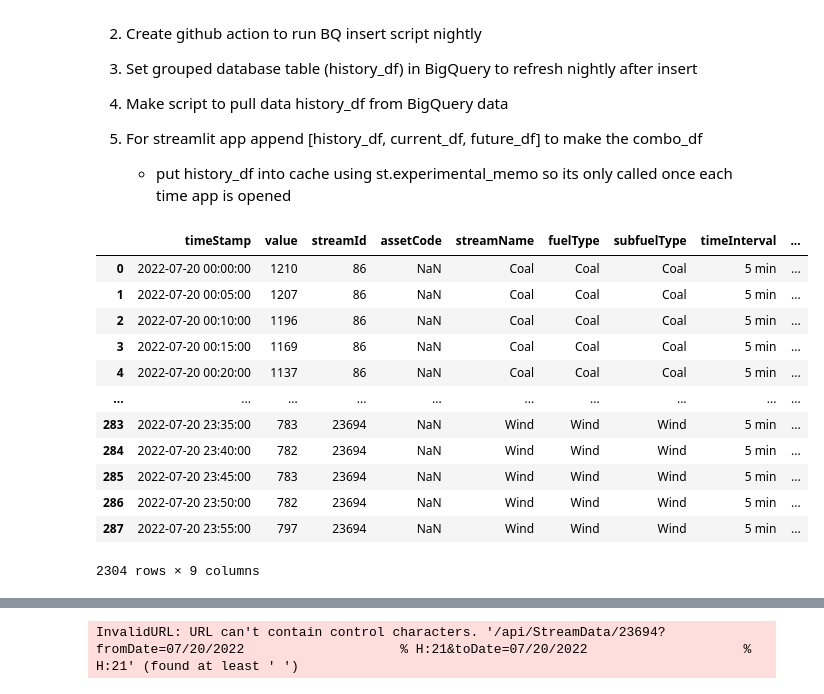
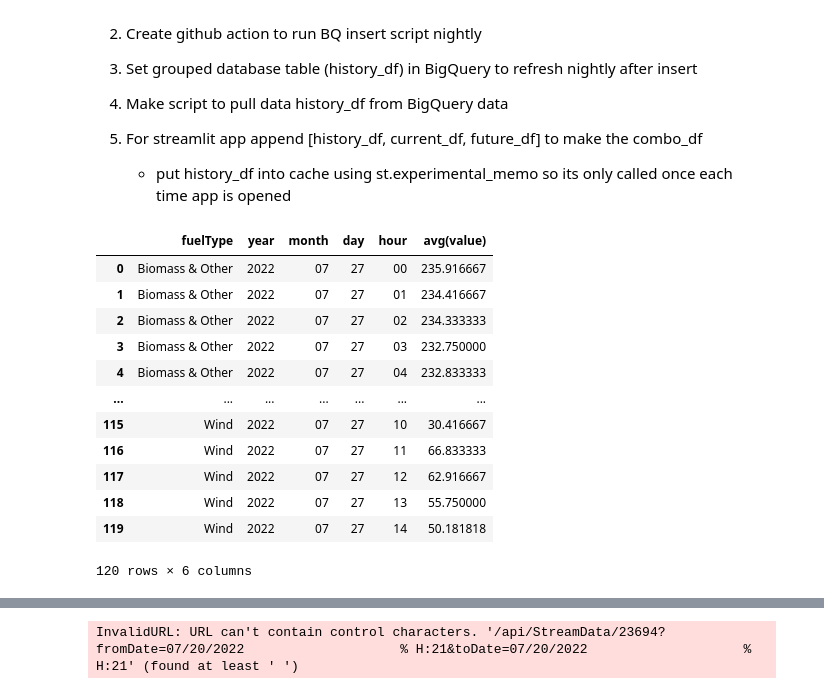
Before and after one commit to victus-ai-inc/power-trader, a Jupyter notebook: sql_testing.ipynb, the cells around one changed output, grey strips where cells are left out. Cells and saved outputs as stored; diff of their text form; code cells hidden in the pictures.

```diff
--- a/sql_testing.ipynb
+++ b/sql_testing.ipynb
@@ -22,45 +22,57 @@ import os
 # %%
 # Pull current day of data (current_df)
 from datetime import datetime, timedelta
 import pandas as pd
 import pull_nrg_data
 from google.oauth2 import service_account
+from pandasql import sqldf
 
 def get_streams():
     streams = pd.read_csv('stream_codes.csv')
     lst = [int(id) for id in streams[(streams['timeInterval']=='1 hr') & (streams['intervalType']=='supply')]['streamId']]
     return lst
 [86, 322684, 322677, 87, 85, 23695, 322665, 23694]
 # Path to Google auth credentials
 #credentials = service_account.Credentials.from_service_account_info(st.secrets["gcp_service_account"])
 
 if __name__ == '__main__':
     streamIds = [86, 322684, 322677, 87, 85, 23695, 322665, 23694]
     current_df = pd.DataFrame([])
-    yesterday = datetime.now()-timedelta(1)
+    today = datetime.now()
     for id in streamIds:
         accessToken, tokenExpiry = pull_nrg_data.getToken()
         try:
-            APIdata = pull_nrg_data.pull_data(yesterday.strftime('%m/%d/%Y'), yesterday.strftime('%m/%d/%Y'), id, accessToken, tokenExpiry)
+            APIdata = pull_nrg_data.pull_data(today.strftime('%m/%d/%Y'), today.strftime('%m/%d/%Y'), id, accessToken, tokenExpiry)
             pull_nrg_data.release_token(accessToken)
             APIdata['timeStamp'] = pd.to_datetime(APIdata['timeStamp'])
             current_df = pd.concat([current_df, APIdata], axis=0)
         except:
             pull_nrg_data.release_token(accessToken)
             pass
-    #bigquery.Client().load_table_from_dataframe(current_df, 'nrgdata.nrgdata')
-current_df
+    #bigquery.Client().load_table_from_dataframe(current_df, 'nrgdata.nrgdata')\
+    query = '''
+        SELECT
+                fuelType,
+                strftime('%Y', timeStamp) AS year,
+                strftime('%m', timeStamp) AS month,
+                strftime('%d', timeStamp) AS day,
+                strftime('%H', timeStamp) AS hour,
+                avg(value)
+        FROM current_df
+        GROUP BY fuelType, year, month, day, hour
+        '''
+sqldf(query, globals())
 # %% [output]
-|  | timeStamp | value | streamId | assetCode | streamName | fuelType | subfuelType | timeInterval | ... |
-| 0 | 2022-07-20 00:00:00 | 1210 | 86 | NaN | Coal | Coal | Coal | 5 min | ... |
-| 1 | 2022-07-20 00:05:00 | 1207 | 86 | NaN | Coal | Coal | Coal | 5 min | ... |
-| 2 | 2022-07-20 00:10:00 | 1196 | 86 | NaN | Coal | Coal | Coal | 5 min | ... |
-| 3 | 2022-07-20 00:15:00 | 1169 | 86 | NaN | Coal | Coal | Coal | 5 min | ... |
-| 4 | 2022-07-20 00:20:00 | 1137 | 86 | NaN | Coal | Coal | Coal | 5 min | ... |
-| ... | ... | ... | ... | ... | ... | ... | ... | ... | ... |
-| 283 | 2022-07-20 23:35:00 | 783 | 23694 | NaN | Wind | Wind | Wind | 5 min | ... |
-| 284 | 2022-07-20 23:40:00 | 782 | 23694 | NaN | Wind | Wind | Wind | 5 min | ... |
-| 285 | 2022-07-20 23:45:00 | 783 | 23694 | NaN | Wind | Wind | Wind | 5 min | ... |
-| 286 | 2022-07-20 23:50:00 | 782 | 23694 | NaN | Wind | Wind | Wind | 5 min | ... |
-| 287 | 2022-07-20 23:55:00 | 797 | 23694 | NaN | Wind | Wind | Wind | 5 min | ... |
+|  | fuelType | year | month | day | hour | avg(value) |
+| 0 | Biomass & Other | 2022 | 07 | 27 | 00 | 235.916667 |
+| 1 | Biomass & Other | 2022 | 07 | 27 | 01 | 234.416667 |
+| 2 | Biomass & Other | 2022 | 07 | 27 | 02 | 234.333333 |
+| 3 | Biomass & Other | 2022 | 07 | 27 | 03 | 232.750000 |
+| 4 | Biomass & Other | 2022 | 07 | 27 | 04 | 232.833333 |
+| ... | ... | ... | ... | ... | ... | ... |
+| 115 | Wind | 2022 | 07 | 27 | 10 | 30.416667 |
+| 116 | Wind | 2022 | 07 | 27 | 11 | 66.833333 |
+| 117 | Wind | 2022 | 07 | 27 | 12 | 62.916667 |
+| 118 | Wind | 2022 | 07 | 27 | 13 | 55.750000 |
+| 119 | Wind | 2022 | 07 | 27 | 14 | 50.181818 |
-2304 rows × 9 columns
+120 rows × 6 columns
```
Also changed, not shown: parts of 2 cells of this notebook, 2 other files.
